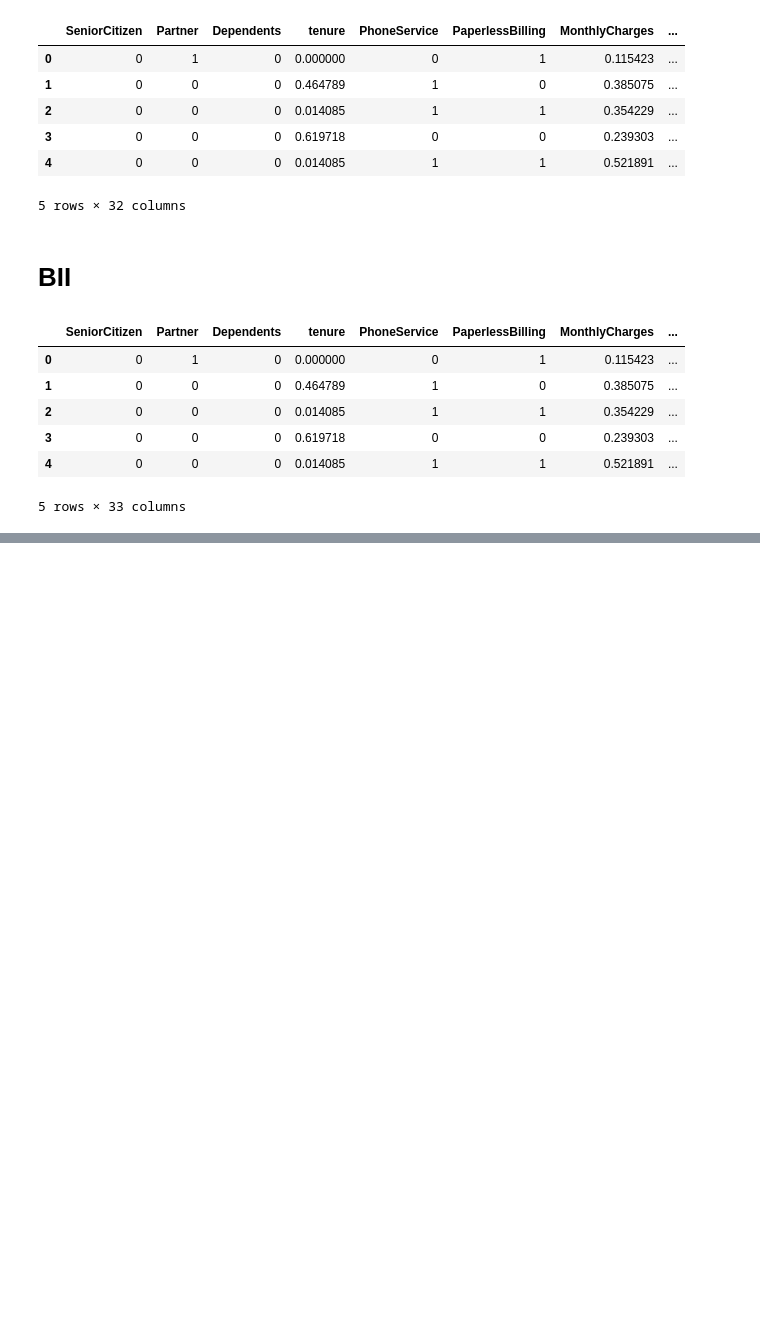
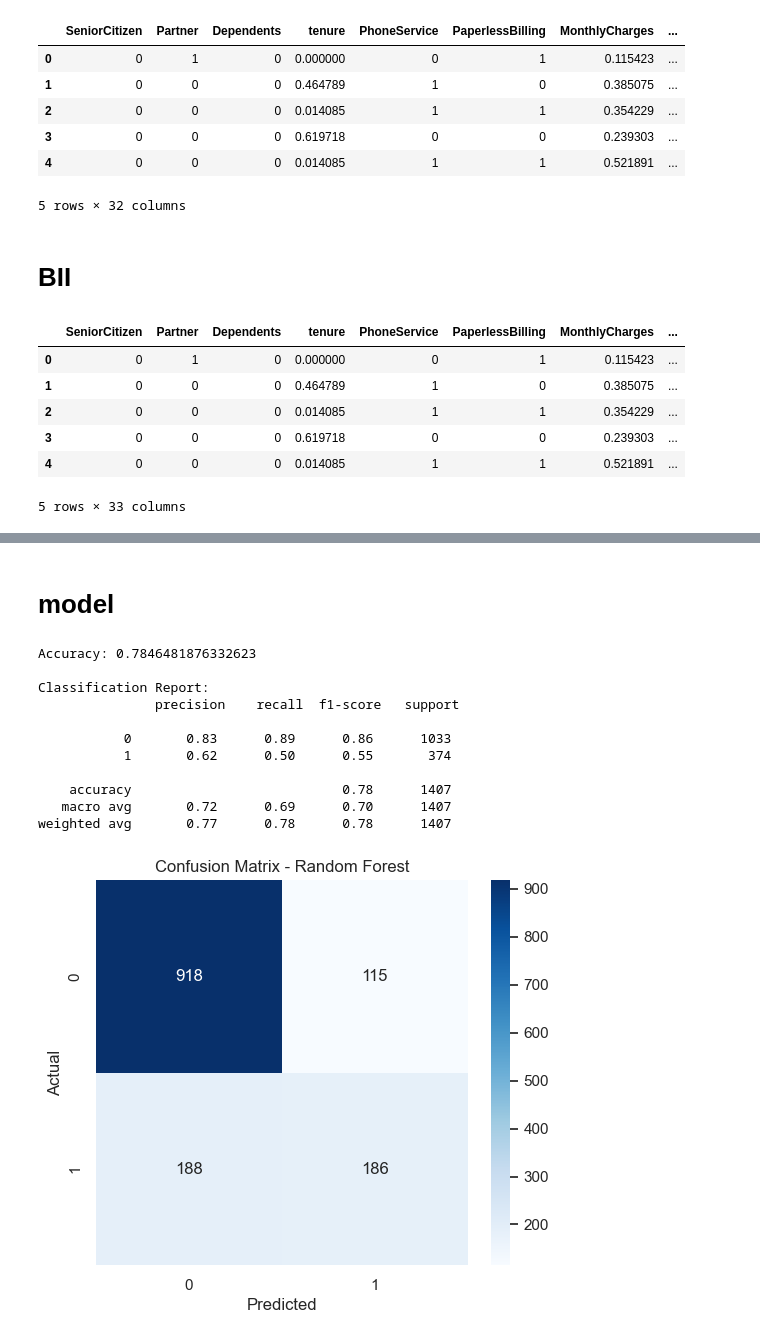
Before and after one commit to MinaMehdipoor/Telco-churn-prediction, a Jupyter notebook: main.ipynb, the cells around one changed output, grey strips where cells are left out. Cells and saved outputs as stored; diff of their text form; code cells hidden in the pictures; blank space fills up the shorter version.

Commit message:
model building

```diff
--- a/main.ipynb
+++ b/main.ipynb
@@ -349,0 +359,44 @@ Columns to drop due to high correlation: ['MultipleLines_No phone service', 'Onl
+# %% [markdown]
+# model
+# %%
+import pandas as pd
+import numpy as np
+from sklearn.model_selection import train_test_split
+from sklearn.ensemble import RandomForestClassifier
+from sklearn.metrics import confusion_matrix, classification_report, accuracy_score
+import seaborn as sns
+import matplotlib.pyplot as plt
+
+X = df.drop(columns=["Churn"])
+y = df["Churn"]
+
+X_train, X_test, y_train, y_test = train_test_split(X, y, test_size=0.2, random_state=42, stratify=y)
+
+rf = RandomForestClassifier(n_estimators=100, random_state=42)
+rf.fit(X_train, y_train)
+
+y_pred = rf.predict(X_test)
+
+print("Accuracy:", accuracy_score(y_test, y_pred))
+print("\nClassification Report:\n", classification_report(y_test, y_pred))
+
+cm = confusion_matrix(y_test, y_pred)
+plt.figure(figsize=(6,5))
+sns.heatmap(cm, annot=True, fmt="d", cmap="Blues", xticklabels=[0,1], yticklabels=[0,1])
+plt.xlabel("Predicted")
+plt.ylabel("Actual")
+plt.title("Confusion Matrix - Random Forest")
+plt.show()
+# %% [output]
+Accuracy: 0.7846481876332623
+
+Classification Report:
+               precision    recall  f1-score   support
+
+           0       0.83      0.89      0.86      1033
+           1       0.62      0.50      0.55       374
+
+    accuracy                           0.78      1407
+   macro avg       0.72      0.69      0.70      1407
+weighted avg       0.77      0.78      0.78      1407
+[figure, added]
```
Also changed, not shown: parts of 4 cells of this notebook.
